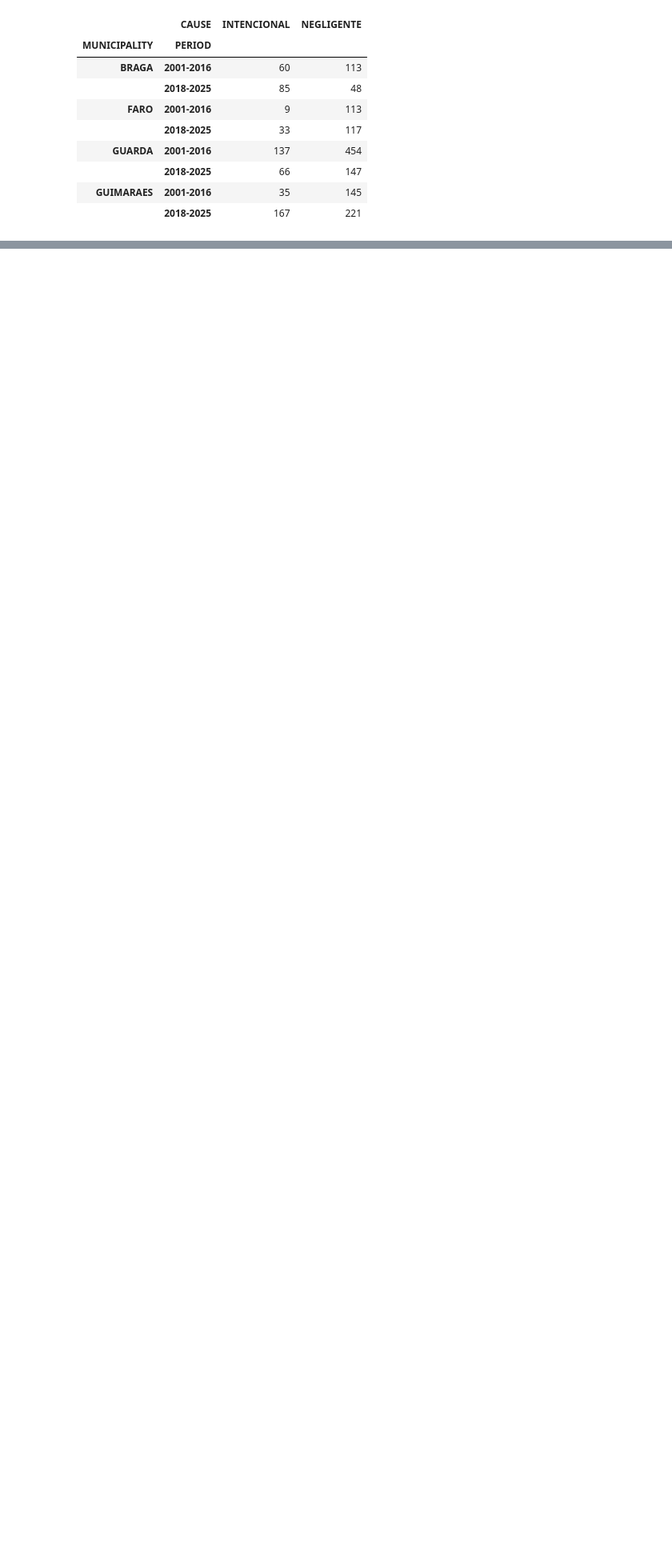
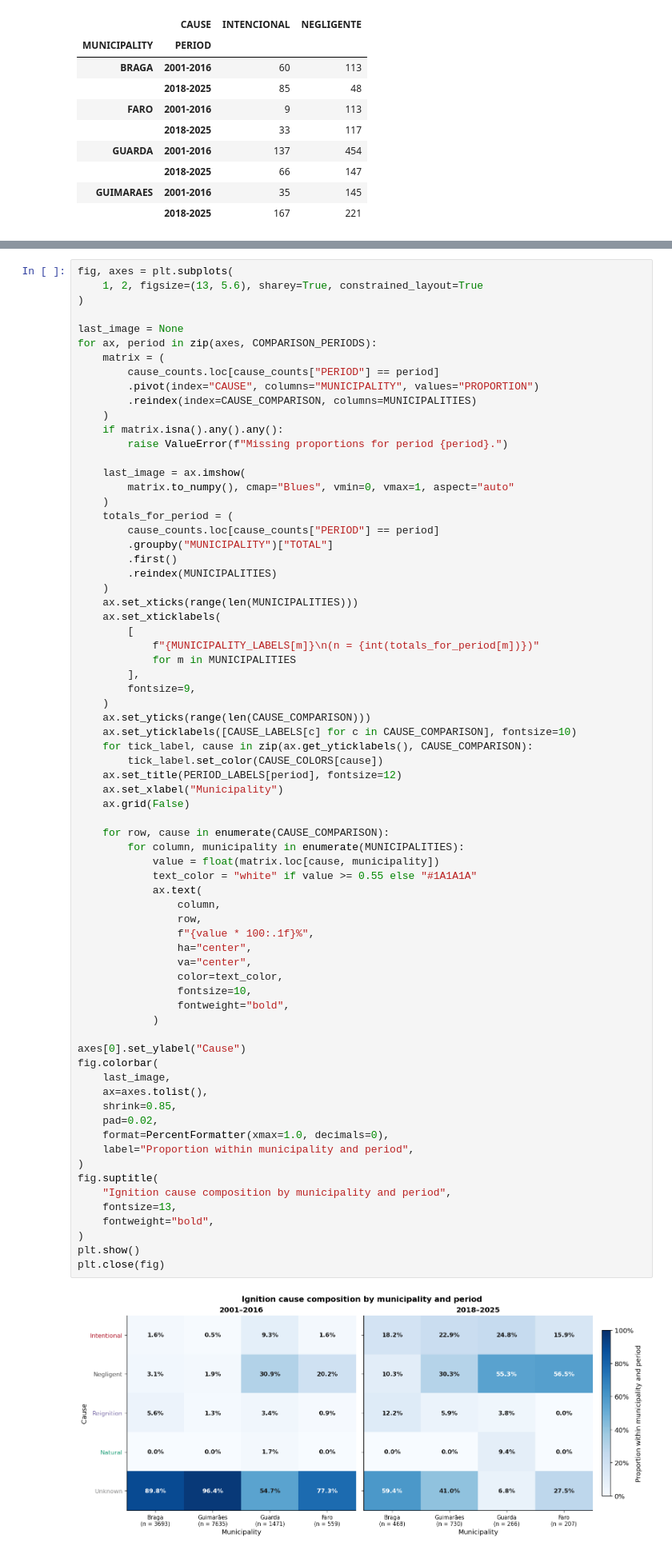
Before and after one commit to Rodrigosoares124/TEAM07-FCED, a Jupyter notebook: 00_scope_definition.ipynb, the cells around one changed output, grey strips where cells are left out. Shown at 80% size. Drawn from its saved outputs; the diff is of its cells as text; blank space fills up the shorter version.

```diff
--- a/00_scope_definition.ipynb
+++ b/00_scope_definition.ipynb
@@ -498,0 +1027,73 @@ These variables provide the basis for the exploratory analysis and for testing t
+# %%
+fig, axes = plt.subplots(
+    1, 2, figsize=(13, 5.6), sharey=True, constrained_layout=True
+)
+
+last_image = None
+for ax, period in zip(axes, COMPARISON_PERIODS):
+    matrix = (
+        cause_counts.loc[cause_counts["PERIOD"] == period]
+        .pivot(index="CAUSE", columns="MUNICIPALITY", values="PROPORTION")
+        .reindex(index=CAUSE_COMPARISON, columns=MUNICIPALITIES)
+    )
+    if matrix.isna().any().any():
+        raise ValueError(f"Missing proportions for period {period}.")
+
+    last_image = ax.imshow(
+        matrix.to_numpy(), cmap="Blues", vmin=0, vmax=1, aspect="auto"
+    )
+    totals_for_period = (
+        cause_counts.loc[cause_counts["PERIOD"] == period]
+        .groupby("MUNICIPALITY")["TOTAL"]
+        .first()
+        .reindex(MUNICIPALITIES)
+    )
+    ax.set_xticks(range(len(MUNICIPALITIES)))
+    ax.set_xticklabels(
+        [
+            f"{MUNICIPALITY_LABELS[m]}\n(n = {int(totals_for_period[m])})"
+            for m in MUNICIPALITIES
+        ],
+        fontsize=9,
+    )
+    ax.set_yticks(range(len(CAUSE_COMPARISON)))
+    ax.set_yticklabels([CAUSE_LABELS[c] for c in CAUSE_COMPARISON], fontsize=10)
+    for tick_label, cause in zip(ax.get_yticklabels(), CAUSE_COMPARISON):
+        tick_label.set_color(CAUSE_COLORS[cause])
+    ax.set_title(PERIOD_LABELS[period], fontsize=12)
+    ax.set_xlabel("Municipality")
+    ax.grid(False)
+
+    for row, cause in enumerate(CAUSE_COMPARISON):
+        for column, municipality in enumerate(MUNICIPALITIES):
+            value = float(matrix.loc[cause, municipality])
+            text_color = "white" if value >= 0.55 else "#1A1A1A"
+            ax.text(
+                column,
+                row,
+                f"{value * 100:.1f}%",
+                ha="center",
+                va="center",
+                color=text_color,
+                fontsize=10,
+                fontweight="bold",
+            )
+
+axes[0].set_ylabel("Cause")
+fig.colorbar(
+    last_image,
+    ax=axes.tolist(),
+    shrink=0.85,
+    pad=0.02,
+    format=PercentFormatter(xmax=1.0, decimals=0),
+    label="Proportion within municipality and period",
+)
+fig.suptitle(
+    "Ignition cause composition by municipality and period",
+    fontsize=13,
+    fontweight="bold",
+)
+plt.show()
+plt.close(fig)
+# %% [output]
+[figure, added]
```
Also changed, not shown: parts of 66 cells of this notebook, 1 other file.
